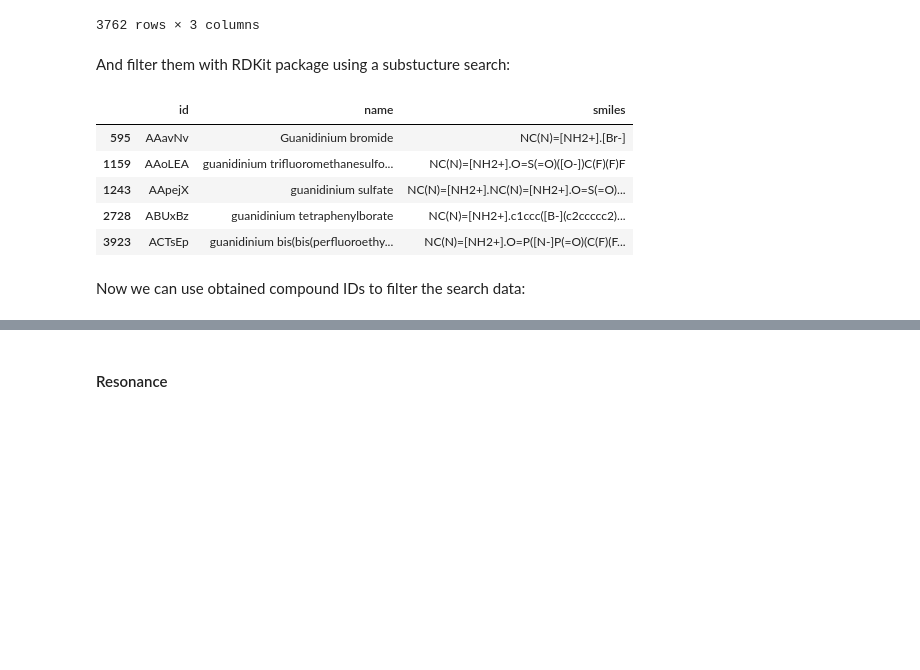
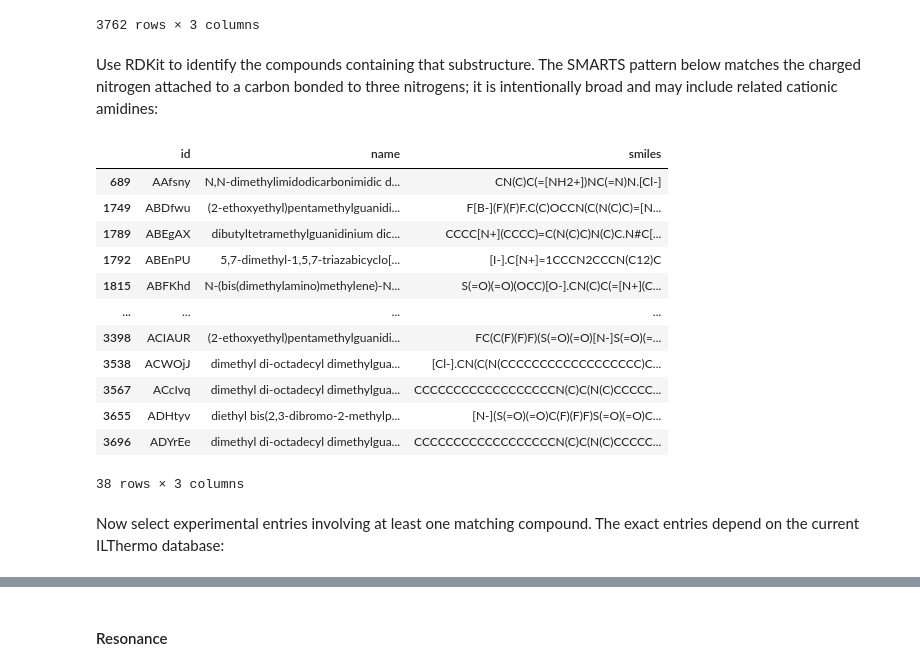
Before and after one commit to muCommons/ILThermoPy, a Jupyter notebook: docs/source/cookbook.ipynb, the cells around one changed output, grey strips where cells are left out. Saved outputs shown, nothing was run; the diff lists cells and outputs as text; code cells hidden in the pictures; blank space fills up the shorter version.

```diff
--- a/docs/source/cookbook.ipynb
+++ b/docs/source/cookbook.ipynb
@@ -263,23 +286,33 @@ cmps
 | 3761 | AGwzUX | 1,1'-(decane-1,10-diyl)bis(3-(3-(... | FC(F)(F)C(F)(F)C(F)(F)C(F)(F)C(F)... |
 3762 rows × 3 columns
 # %% [markdown]
-And filter them with RDKit package using a substucture search:
+Use RDKit to identify the compounds containing that substructure. The
+SMARTS pattern below matches the charged nitrogen attached to a carbon
+bonded to three nitrogens; it is intentionally broad and may include related
+cationic amidines:
 # %%
 from rdkit import Chem
-from rdkit import RDLogger
-RDLogger.DisableLog('rdApp.*') # hides warnings
 
 mols = [Chem.MolFromSmiles(smi) for smi in cmps.smiles]
-pat = Chem.MolFromSmarts('[NX3;H2]~[CX3](~[NX3;H2])~[NX3;H2]')
-cmps = cmps.loc[[m.HasSubstructMatch(pat) for m in mols]]
+pat = Chem.MolFromSmarts('[N+]~[CX3](~N)~N')
+matches = [mol is not None and mol.HasSubstructMatch(pat) for mol in mols]
+cmps = cmps.loc[matches]
 cmps
 # %% [output]
 |  | id | name | smiles |
-| 595 | AAavNv | Guanidinium bromide | NC(N)=[NH2+].[Br-] |
-| 1159 | AAoLEA | guanidinium trifluoromethanesulfo... | NC(N)=[NH2+].O=S(=O)([O-])C(F)(F)F |
-| 1243 | AApejX | guanidinium sulfate | NC(N)=[NH2+].NC(N)=[NH2+].O=S(=O)... |
-| 2728 | ABUxBz | guanidinium tetraphenylborate | NC(N)=[NH2+].c1ccc([B-](c2ccccc2)... |
-| 3923 | ACTsEp | guanidinium bis(bis(perfluoroethy... | NC(N)=[NH2+].O=P([N-]P(=O)(C(F)(F... |
+| 689 | AAfsny | N,N-dimethylimidodicarbonimidic d... | CN(C)C(=[NH2+])NC(=N)N.[Cl-] |
+| 1749 | ABDfwu | (2-ethoxyethyl)pentamethylguanidi... | F[B-](F)(F)F.C(C)OCCN(C(N(C)C)=[N... |
+| 1789 | ABEgAX | dibutyltetramethylguanidinium dic... | CCCC[N+](CCCC)=C(N(C)C)N(C)C.N#C[... |
+| 1792 | ABEnPU | 5,7-dimethyl-1,5,7-triazabicyclo[... | [I-].C[N+]=1CCCN2CCCN(C12)C |
+| 1815 | ABFKhd | N-(bis(dimethylamino)methylene)-N... | S(=O)(=O)(OCC)[O-].CN(C)C(=[N+](C... |
+| ... | ... | ... | ... |
+| 3398 | ACIAUR | (2-ethoxyethyl)pentamethylguanidi... | FC(C(F)(F)F)(S(=O)(=O)[N-]S(=O)(=... |
+| 3538 | ACWOjJ | dimethyl di-octadecyl dimethylgua... | [Cl-].CN(C(N(CCCCCCCCCCCCCCCCCC)C... |
+| 3567 | ACcIvq | dimethyl di-octadecyl dimethylgua... | CCCCCCCCCCCCCCCCCCN(C)C(N(C)CCCCC... |
+| 3655 | ADHtyv | diethyl bis(2,3-dibromo-2-methylp... | [N-](S(=O)(=O)C(F)(F)F)S(=O)(=O)C... |
+| 3696 | ADYrEe | dimethyl di-octadecyl dimethylgua... | CCCCCCCCCCCCCCCCCCN(C)C(N(C)CCCCC... |
+38 rows × 3 columns
 # %% [markdown]
-Now we can use obtained compound IDs to filter the search data:
+Now select experimental entries involving at least one matching
+compound. The exact entries depend on the current ILThermo database:
 # %%
```
Also changed, not shown: parts of 16 cells of this notebook, 3 other files.
